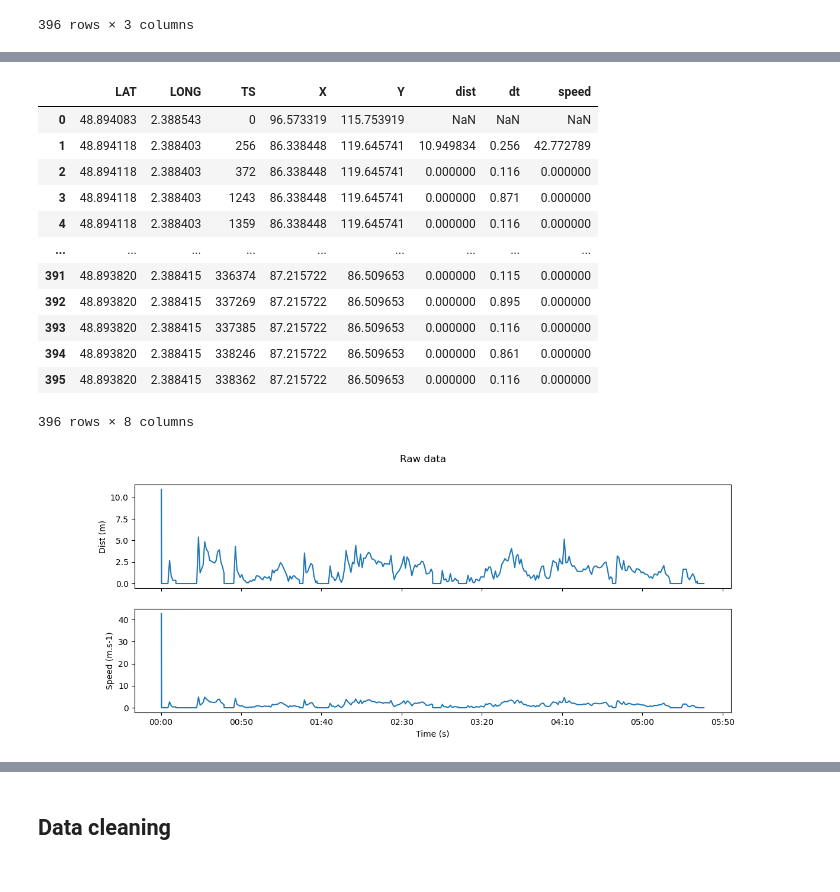
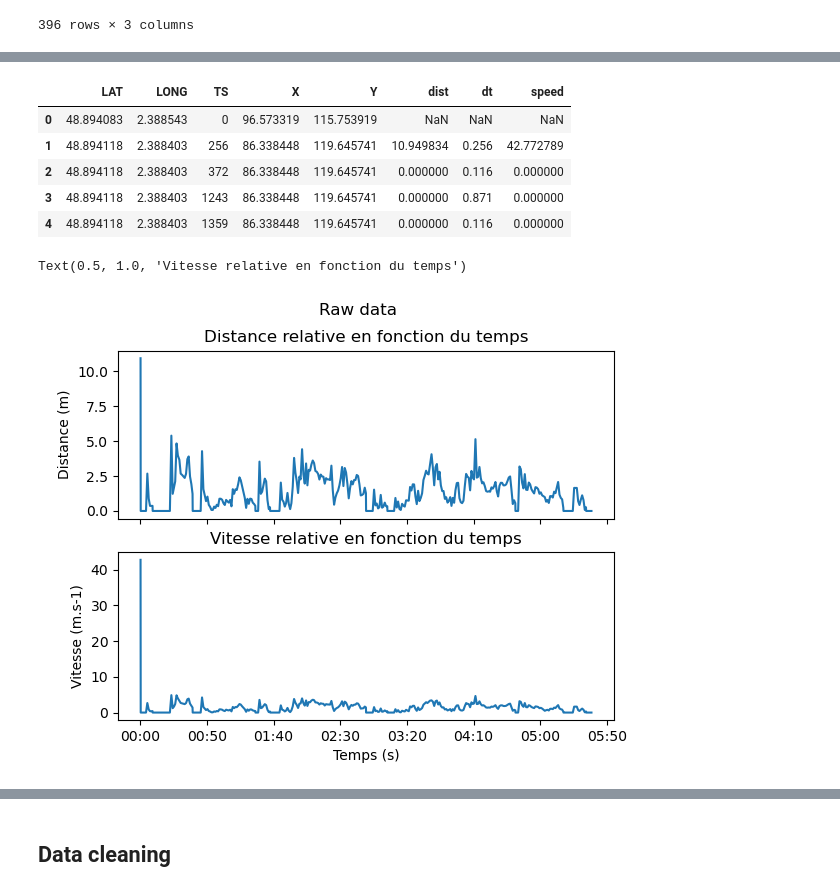
Before and after one commit to severinferard/dora-notebooks, a Jupyter notebook: analysis.ipynb, the cells around one changed output, grey strips where cells are left out. Saved outputs shown, nothing was run; the diff lists cells and outputs as text; code cells hidden in the pictures.

```diff
--- a/analysis.ipynb
+++ b/analysis.ipynb
@@ -8,8 +8,18 @@ import matplotlib
 import numpy as np
 from analyse import *
 import time
+import os
 
+# Verfie si le notebook est executé sous VScode et configure matplotlib en fonction
+try:
+    os.environ['VSCODE_CWdD']
+    %matplotlib widget
+except KeyError:
+    %matplotlib notebook
 
-df = pd.read_excel("./data/ASSLacore-Séance1.xlsx")
+# Chemin pour acceder au fichier de données au format .xlsx (Excel)
+FILE_PATH = "./data/ASSLacore-Séance1.xlsx"
+
+df = pd.read_excel(FILE_PATH)
 df.head()
 # %% [output]
@@ -53,6 +68,5 @@ sdf
 # %%
 EARTH_RADIUS = 6371_000
-plt.rcParams['figure.figsize'] = [13, 5]
 def latlong_to_xy(lat, long):
     """
     Convert lat and long X, Y coordinates using Equirectangular projection
@@ -71,18 +85,18 @@ sdf["X"], sdf["Y"] = latlong_to_xy(sdf[["LAT"]], sdf[["LONG"]])
 sdf["X"] = sdf["X"] - sdf["X"].min()
 sdf["Y"] = sdf["Y"] - sdf["Y"].min()
 
-display(sdf)
+display(sdf.head())
 
 fig, ax = plt.subplots(1, 2)
-fig.suptitle("Geographic coords to Cartesian")
+fig.suptitle("Coordonnées geographiques vers cartesiennes")
 ax[0].plot(sdf["LAT"], sdf["LONG"])
 ax[0].set_ylabel("Long")
 ax[0].set_xlabel("Lat")
-ax[0].set_title("Geographic")
+ax[0].set_title("Geographique")
 ax[1].plot(sdf["X"], sdf["Y"])
 ax[1].set_xlabel("X")
 ax[1].set_ylabel("Y")
-ax[1].set_title("Cartesian")
+ax[1].set_title("Cartesiennes")
 
 plt.show()
 # %% [output]
@@ -105,42 +112,43 @@ plt.show()
 # %%
 def dist(x1, y1, x2, y2):
+    """
+    Calcule la distance entre 2 points.
+    Supporte la vectorisation.
+    """
     return np.sqrt((x2 - x1)**2 + (y2 - y1)**2)
 
+# Calcule la distances entre chaque points consecutifs (m)
 sdf['dist'] = dist(sdf.loc[1:, 'X'], sdf.loc[1:, 'Y'], sdf["X"].shift(), sdf["Y"].shift())
 
-# Calculate relative time between each point (s)
+# Calcule le temps écoulé entre chaques point consecutifs en secondes (s)
 sdf['dt'] = (sdf.loc[1:, 'TS'] - sdf.TS.shift()) / 1000
 
-# Calculate relative speed between each point (m/s)
+# Calcule la vitesse entre chaques point consecutifs en metres par secondes (m.s-1)
 sdf['speed'] = sdf['dist'] / sdf['dt']
 
 
 
-display(sdf)
+display(sdf.head())
 
 TIME_FORMATTER = matplotlib.ticker.FuncFormatter(lambda ms, x: time.strftime('%M:%S', time.gmtime(ms // 1000)))
 
 # Draw the plots
 fig, ax = plt.subplots(2, 1, sharex=True)
 fig.suptitle("Raw data")
+ax[0].xaxis.set_major_formatter(TIME_FORMATTER)
 ax[0].plot(sdf['TS'], sdf['dist'])
-ax[0].set_ylabel("Dist (m)")
+ax[0].set_ylabel("Distance (m)")
+ax[0].set_title("Distance relative en fonction du temps")
 ax[1].plot(sdf['TS'], sdf['speed'])
-ax[1].set_ylabel("Speed (m.s-1)")
-ax[1].set_xlabel("Time (s)")
-ax[0].xaxis.set_major_formatter(TIME_FORMATTER)
+ax[1].set_ylabel("Vitesse (m.s-1)")
+ax[1].set_xlabel("Temps (s)")
+ax[1].set_title("Vitesse relative en fonction du temps")
 # %% [output]
 |  | LAT | LONG | TS | X | Y | dist | dt | speed |
 | 0 | 48.894083 | 2.388543 | 0 | 96.573319 | 115.753919 | NaN | NaN | NaN |
 | 1 | 48.894118 | 2.388403 | 256 | 86.338448 | 119.645741 | 10.949834 | 0.256 | 42.772789 |
 | 2 | 48.894118 | 2.388403 | 372 | 86.338448 | 119.645741 | 0.000000 | 0.116 | 0.000000 |
 | 3 | 48.894118 | 2.388403 | 1243 | 86.338448 | 119.645741 | 0.000000 | 0.871 | 0.000000 |
 | 4 | 48.894118 | 2.388403 | 1359 | 86.338448 | 119.645741 | 0.000000 | 0.116 | 0.000000 |
-| ... | ... | ... | ... | ... | ... | ... | ... | ... |
-| 391 | 48.893820 | 2.388415 | 336374 | 87.215722 | 86.509653 | 0.000000 | 0.115 | 0.000000 |
-| 392 | 48.893820 | 2.388415 | 337269 | 87.215722 | 86.509653 | 0.000000 | 0.895 | 0.000000 |
-| 393 | 48.893820 | 2.388415 | 337385 | 87.215722 | 86.509653 | 0.000000 | 0.116 | 0.000000 |
-| 394 | 48.893820 | 2.388415 | 338246 | 87.215722 | 86.509653 | 0.000000 | 0.861 | 0.000000 |
-| 395 | 48.893820 | 2.388415 | 338362 | 87.215722 | 86.509653 | 0.000000 | 0.116 | 0.000000 |
-396 rows × 8 columns
+Text(0.5, 1.0, 'Vitesse relative en fonction du temps')
-[figure, old version]
+[figure, new version]
```
Also changed, not shown: parts of 26 cells of this notebook.
